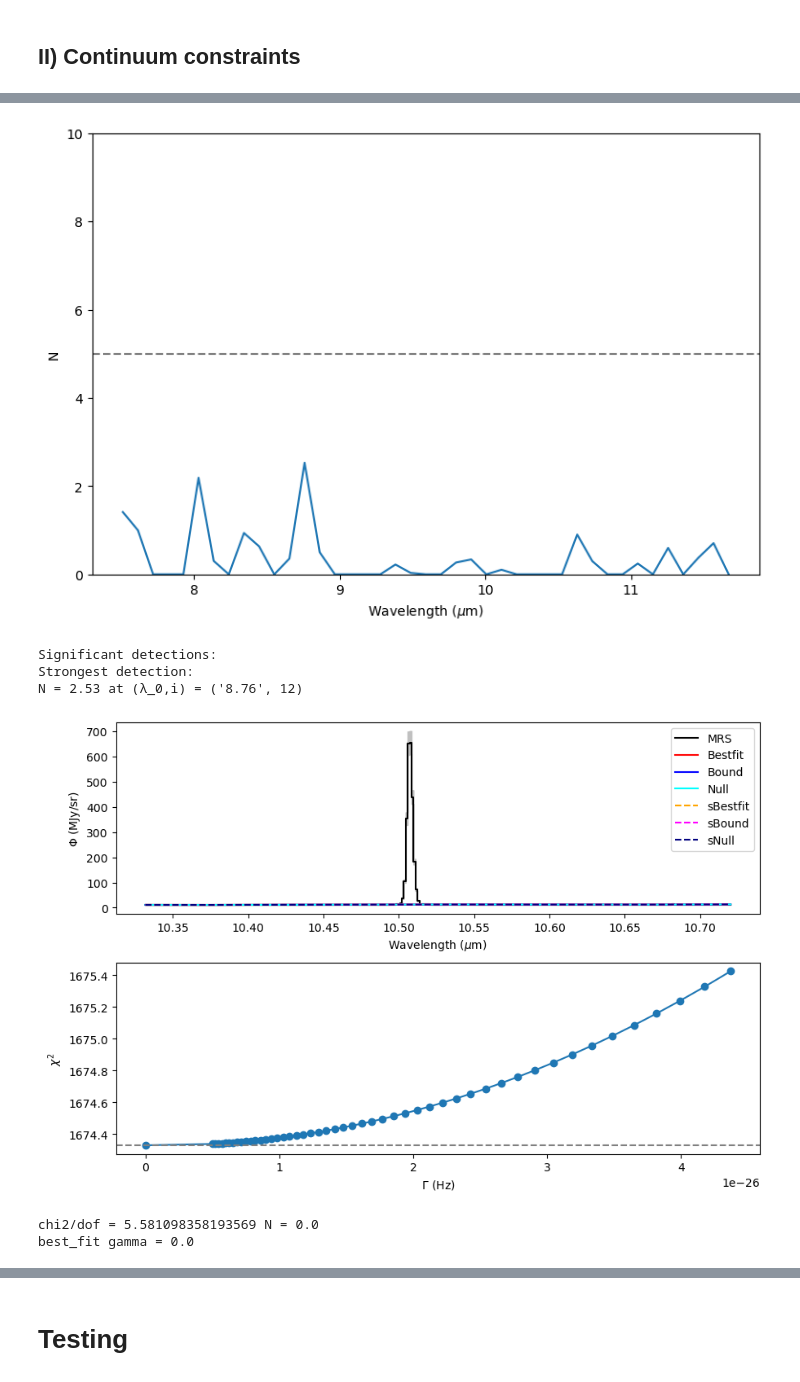
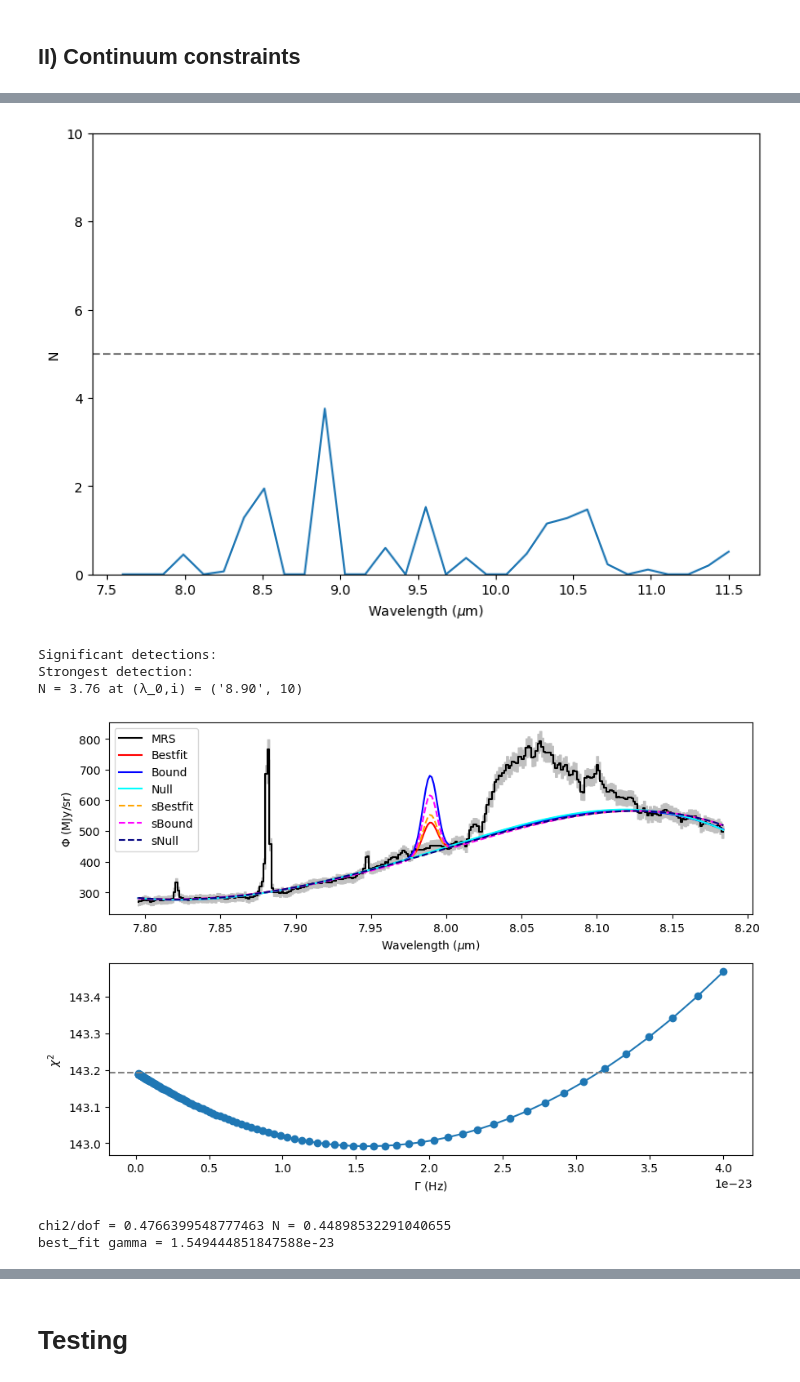
Before and after one commit to Timwong313/axionJWST_2024, a Jupyter notebook: MRS_analysis/code/plotResult.ipynb, the cells around one changed output, grey strips where cells are left out. Drawn from its saved outputs; the diff is of its cells as text; code cells hidden in the pictures.

```diff
--- a/MRS_analysis/code/plotResult.ipynb
+++ b/MRS_analysis/code/plotResult.ipynb
@@ -8,9 +8,8 @@ from scipy import constants
 # Data
 # %%
 #Directory:
-dataDir = '../analysis_data/result8_(72spec)'
-#dataDir = '../analysis_data/result_5(5specTest)'
-resultDir = dataDir+'/result2'
+dataDir = '../analysis_data/testSysErr(60)/sys005'
+resultDir = dataDir+'/result1'
 # %%
 def retrieveData(fileName):
     data = np.load(resultDir+'/'+fileName)
@@ -363,22 +358,22 @@ best_fit gamma = 3.0464923989524845e-25
 # %%
 fitting_result(wvl_ch2, flux_ch2, err_ch2, wvl_bd_ch2, gammaTest2_cont, contChi2_ch2, N2,
-               plot_i=29, sim_i=1,
+               plot_i=3, sim_i=1,
                modelFit=modelFit_ch2,
                simFit=simFit_ch2,
                #simData=simData_ch2,
                N_lim = (0,10),
-               plotRange=50,
+               plotRange=100,
                #flux_lim = (10,20),
                # chi2_lim = (0,2500),
                # gamma_lim = (0,5e-23)
               )
 # %% [output]
-[figure, old version]
+[figure, new version]
 Significant detections:
 Strongest detection:
-N = 2.53 at (λ_0,i) = ('8.76', 12)
+N = 3.76 at (λ_0,i) = ('8.90', 10)
-[figure, old version]
+[figure, new version]
-chi2/dof = 5.581098358193569 N = 0.0
-best_fit gamma = 0.0
+chi2/dof = 0.4766399548777463 N = 0.44898532291040655
+best_fit gamma = 1.549444851847588e-23
 # %%
 fitting_result(wvl_ch3, flux_ch3, err_ch3, wvl_bd_ch3, gammaTest3_cont, contChi2_ch3, N3,
```
Also changed, not shown: parts of 14 cells of this notebook, 21 other files.
